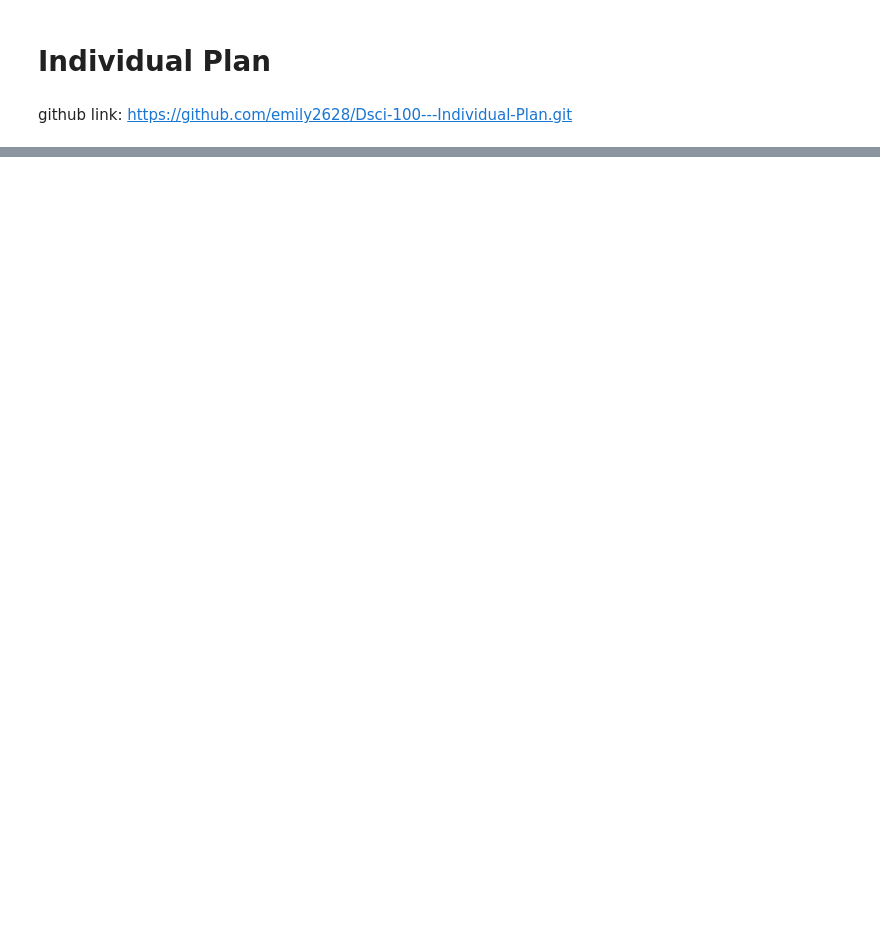
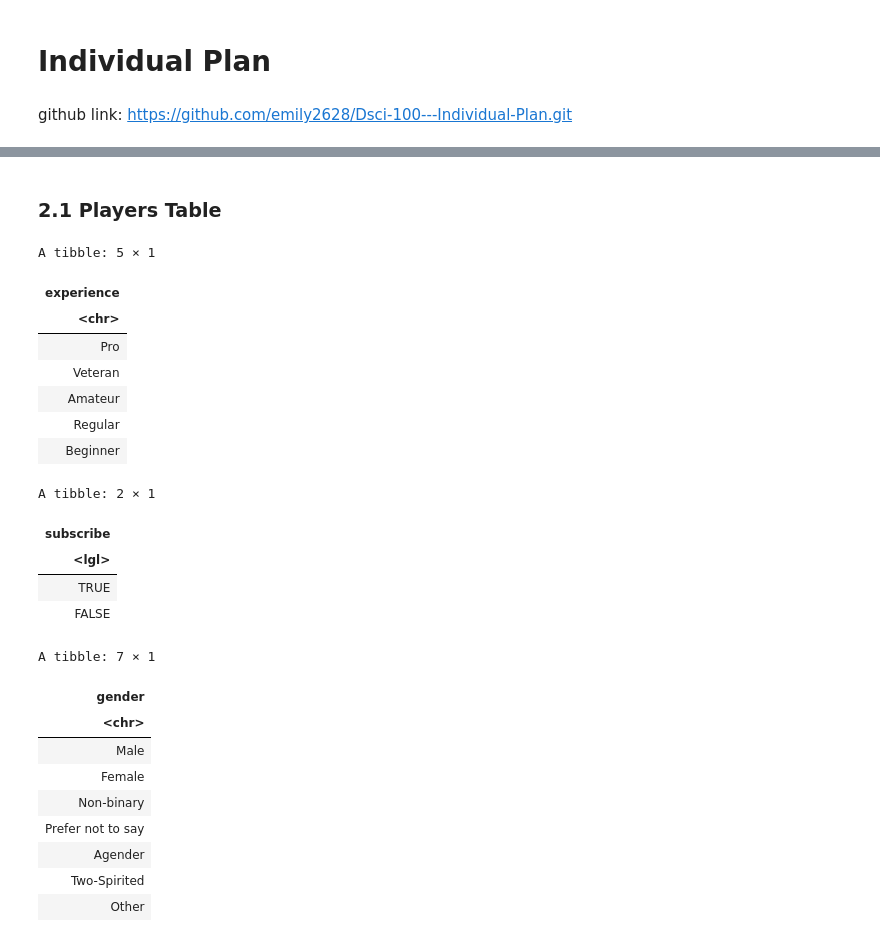
Before and after one commit to emily2628/Dsci-100---Individual-Plan, a Jupyter notebook: Individual Plan.ipynb, the cells around one changed output, grey strips where cells are left out. Cells and saved outputs as stored; diff of their text form; code cells hidden in the pictures; blank space fills up the shorter version.

```diff
--- a/Individual Plan.ipynb
+++ b/Individual Plan.ipynb
@@ -51,0 +67,31 @@ A tibble: 6 × 5
+# %% [markdown]
+### 2.1 Players Table
+# %%
+# distinct values for main categorical variables
+distinct(players, experience)
+distinct(players, subscribe)
+distinct(players, gender)
+# %% [output]
+A tibble: 5 × 1
+| experience |
+| <chr> |
+| Pro |
+| Veteran |
+| Amateur |
+| Regular |
+| Beginner |
+A tibble: 2 × 1
+| subscribe |
+| <lgl> |
+| TRUE |
+| FALSE |
+A tibble: 7 × 1
+| gender |
+| <chr> |
+| Male |
+| Female |
+| Non-binary |
+| Prefer not to say |
+| Agender |
+| Two-Spirited |
+| Other |
```
Also changed, not shown: parts of 11 cells of this notebook.
